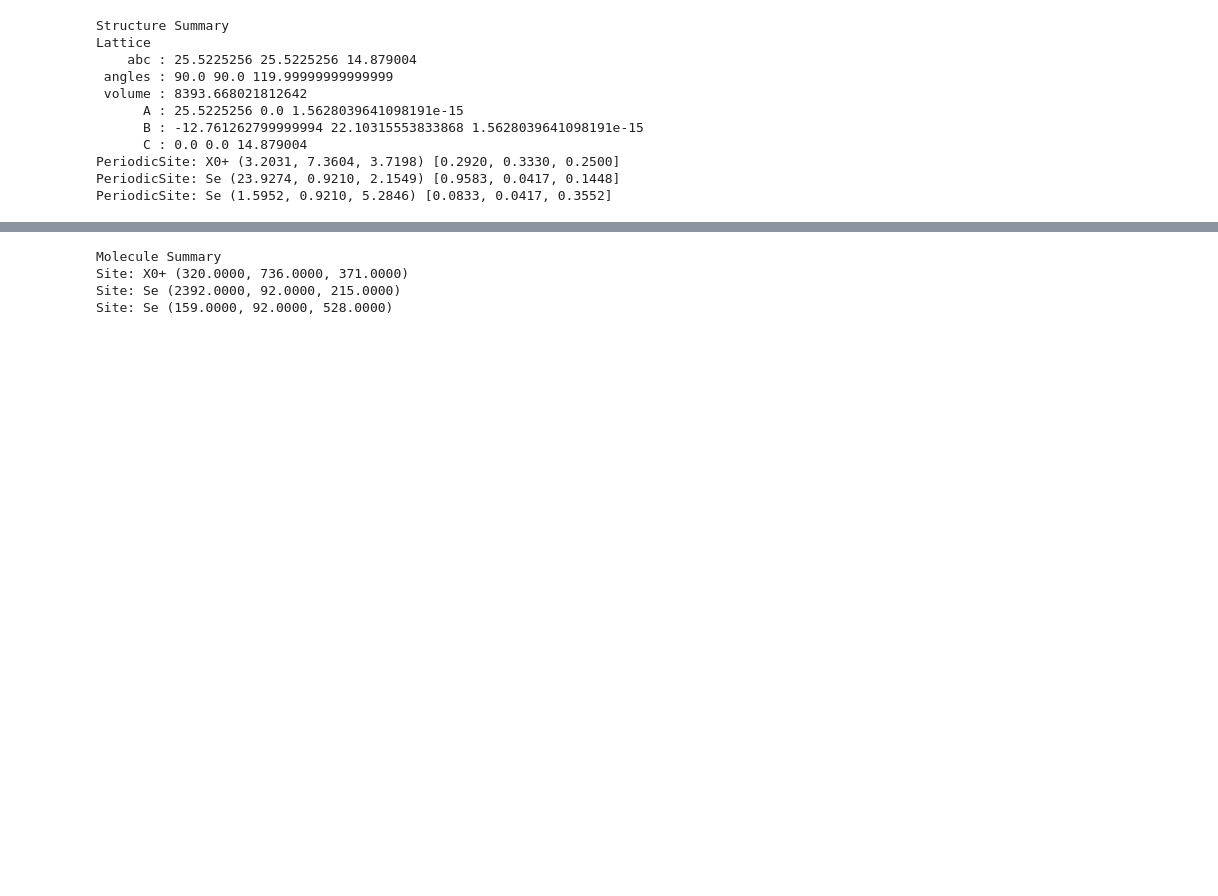
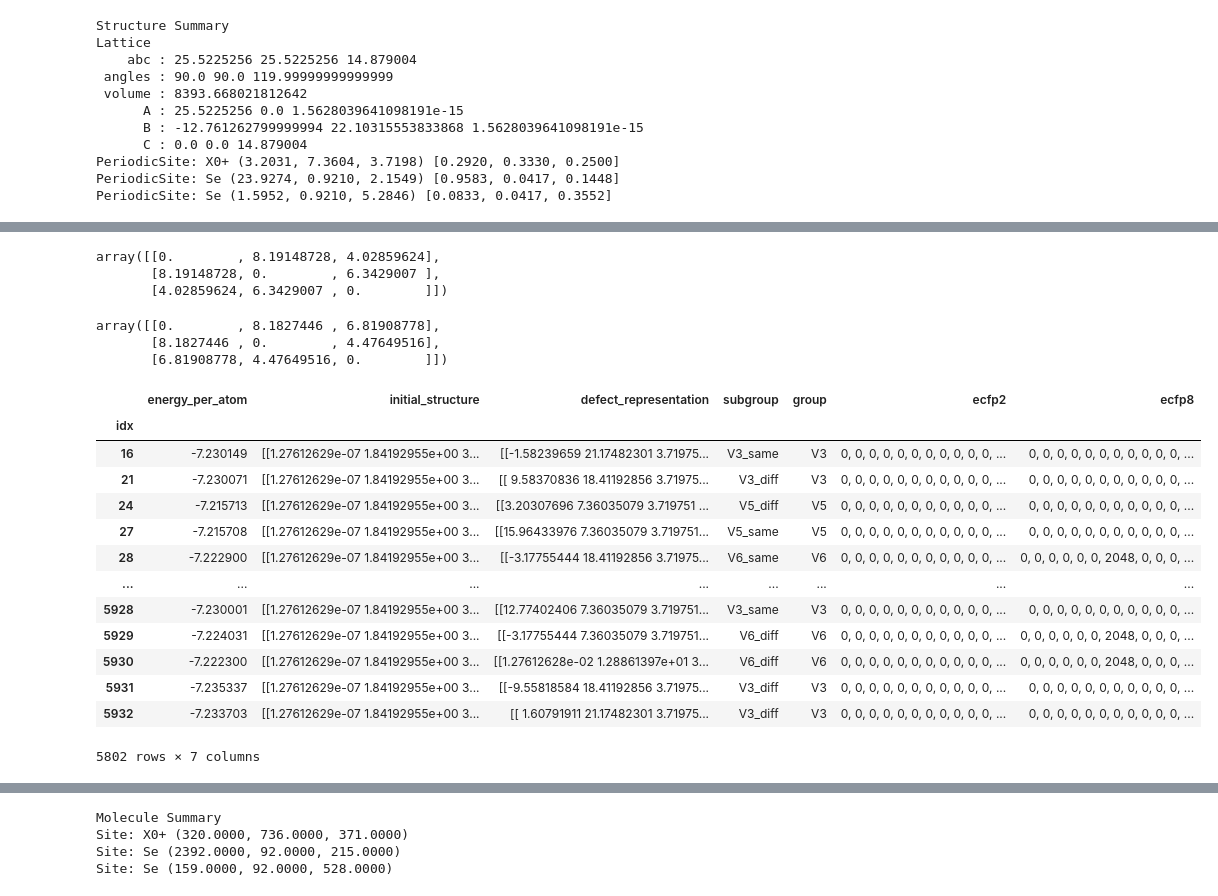
Before and after one commit to ELitvinova/bacc, a Jupyter notebook: algo_check_reachable.ipynb, the cells around one changed output, grey strips where cells are left out. Drawn from its saved outputs; the diff is of its cells as text; code cells hidden in the pictures; blank space fills up the shorter version.

Commit message:
decomposition + OOP + distance graph

```diff
--- a/algo_check_reachable.ipynb
+++ b/algo_check_reachable.ipynb
@@ -186,7 +430,7 @@ PeriodicSite: X0+ (3.2031, 7.3604, 3.7198) [0.2920, 0.3330, 0.2500]
 PeriodicSite: Se (23.9274, 0.9210, 2.1549) [0.9583, 0.0417, 0.1448]
 PeriodicSite: Se (1.5952, 0.9210, 5.2846) [0.0833, 0.0417, 0.3552]
 # %%
-def create_obmol(defect_representation):
+def create_pbmol(defect_representation):
     mol = openbabel.OBMol()
     n = len(defect_representation)
     for defect in defect_representation:
@@ -200,4 +444,4 @@ def create_obmol(defect_representation):
     for i in range(n):
         for j in range(i+1, n, 1):
             mol.AddBond(i+1, j+1, 1)
-    return mol
+    return pybel.Molecule(mol)
@@ -205,0 +448,5 @@ obmol = create_obmol(d24)
+# %%
+def get_fp(defect_representation, fptype='ecfp8'):
+    return create_pbmol(defect_representation).calcfp(fptype=fptype)
+# %%
+dataset.data['ecfp8'] = dataset.data.defect_representation.apply(get_fp)
@@ -205,0 +516,33 @@ obmol = create_obmol(d24)
+# %%
+is24.dist_matr.iloc[3]
+# %% [output]
+array([[0.        , 8.19148728, 4.02859624],
+       [8.19148728, 0.        , 6.3429007 ],
+       [4.02859624, 6.3429007 , 0.        ]])
+# %%
+is24.dist_matr.iloc[6]
+# %% [output]
+array([[0.        , 8.1827446 , 6.81908778],
+       [8.1827446 , 0.        , 4.47649516],
+       [6.81908778, 4.47649516, 0.        ]])
+# %%
+dataset.data['dist_matr'] = dataset.data.defect_representation.apply(
+            lambda x: x.distance_matrix
+        )
+# %%
+dataset.data.where(dataset.data.ecfp2 | dataset[2917].ecfp2 > 0).dropna()
+# %% [output]
+|  | energy_per_atom | initial_structure | defect_representation | subgroup | group | ecfp2 | ecfp8 |
+| idx |  |  |  |  |  |  |  |
+| 16 | -7.230149 | [[1.27612629e-07 1.84192955e+00 3... | [[-1.58239659 21.17482301 3.71975... | V3_same | V3 | 0, 0, 0, 0, 0, 0, 0, 0, 0, 0, 0, ... | 0, 0, 0, 0, 0, 0, 0, 0, 0, 0, 0, ... |
+| 21 | -7.230071 | [[1.27612629e-07 1.84192955e+00 3... | [[ 9.58370836 18.41192856 3.71975... | V3_diff | V3 | 0, 0, 0, 0, 0, 0, 0, 0, 0, 0, 0, ... | 0, 0, 0, 0, 0, 0, 0, 0, 0, 0, 0, ... |
+| 24 | -7.215713 | [[1.27612629e-07 1.84192955e+00 3... | [[3.20307696 7.36035079 3.719751 ... | V5_diff | V5 | 0, 0, 0, 0, 0, 0, 0, 0, 0, 0, 0, ... | 0, 0, 0, 0, 0, 0, 0, 0, 0, 0, 0, ... |
+| 27 | -7.215708 | [[1.27612629e-07 1.84192955e+00 3... | [[15.96433976 7.36035079 3.719751... | V5_same | V5 | 0, 0, 0, 0, 0, 0, 0, 0, 0, 0, 0, ... | 0, 0, 0, 0, 0, 0, 0, 0, 0, 0, 0, ... |
+| 28 | -7.222900 | [[1.27612629e-07 1.84192955e+00 3... | [[-3.17755444 18.41192856 3.71975... | V6_same | V6 | 0, 0, 0, 0, 0, 0, 0, 0, 0, 0, 0, ... | 0, 0, 0, 0, 0, 0, 2048, 0, 0, 0, ... |
+| ... | ... | ... | ... | ... | ... | ... | ... |
+| 5928 | -7.230001 | [[1.27612629e-07 1.84192955e+00 3... | [[12.77402406 7.36035079 3.719751... | V3_same | V3 | 0, 0, 0, 0, 0, 0, 0, 0, 0, 0, 0, ... | 0, 0, 0, 0, 0, 0, 0, 0, 0, 0, 0, ... |
+| 5929 | -7.224031 | [[1.27612629e-07 1.84192955e+00 3... | [[-3.17755444 7.36035079 3.719751... | V6_diff | V6 | 0, 0, 0, 0, 0, 0, 0, 0, 0, 0, 0, ... | 0, 0, 0, 0, 0, 0, 2048, 0, 0, 0, ... |
+| 5930 | -7.222300 | [[1.27612629e-07 1.84192955e+00 3... | [[1.27612628e-02 1.28861397e+01 3... | V6_diff | V6 | 0, 0, 0, 0, 0, 0, 0, 0, 0, 0, 0, ... | 0, 0, 0, 0, 0, 0, 2048, 0, 0, 0, ... |
+| 5931 | -7.235337 | [[1.27612629e-07 1.84192955e+00 3... | [[-9.55818584 18.41192856 3.71975... | V3_diff | V3 | 0, 0, 0, 0, 0, 0, 0, 0, 0, 0, 0, ... | 0, 0, 0, 0, 0, 0, 0, 0, 0, 0, 0, ... |
+| 5932 | -7.233703 | [[1.27612629e-07 1.84192955e+00 3... | [[ 1.60791911 21.17482301 3.71975... | V3_diff | V3 | 0, 0, 0, 0, 0, 0, 0, 0, 0, 0, 0, ... | 0, 0, 0, 0, 0, 0, 0, 0, 0, 0, 0, ... |
+5802 rows × 7 columns
```
Also changed, not shown: parts of 73 cells of this notebook, 1 other file.
